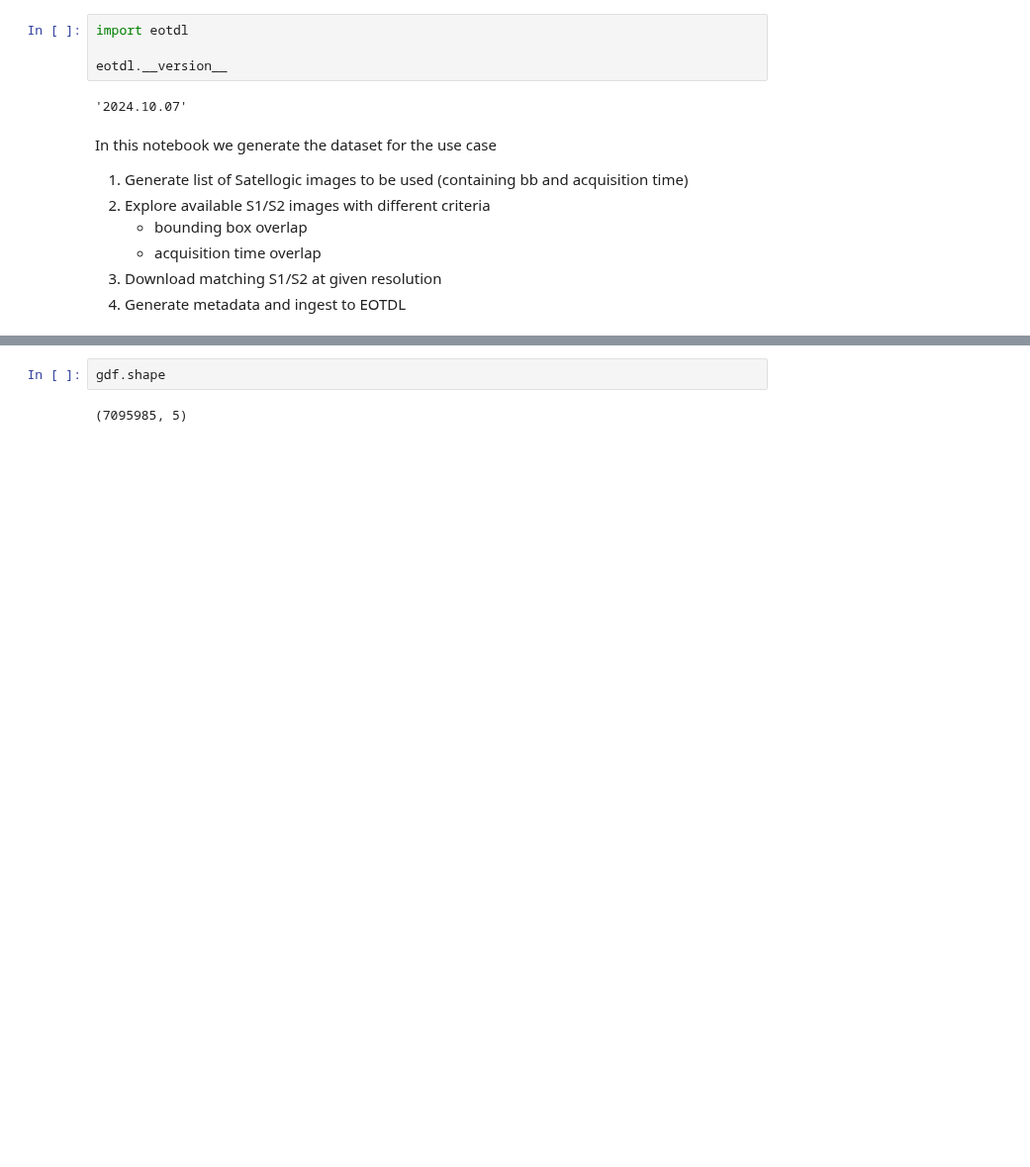
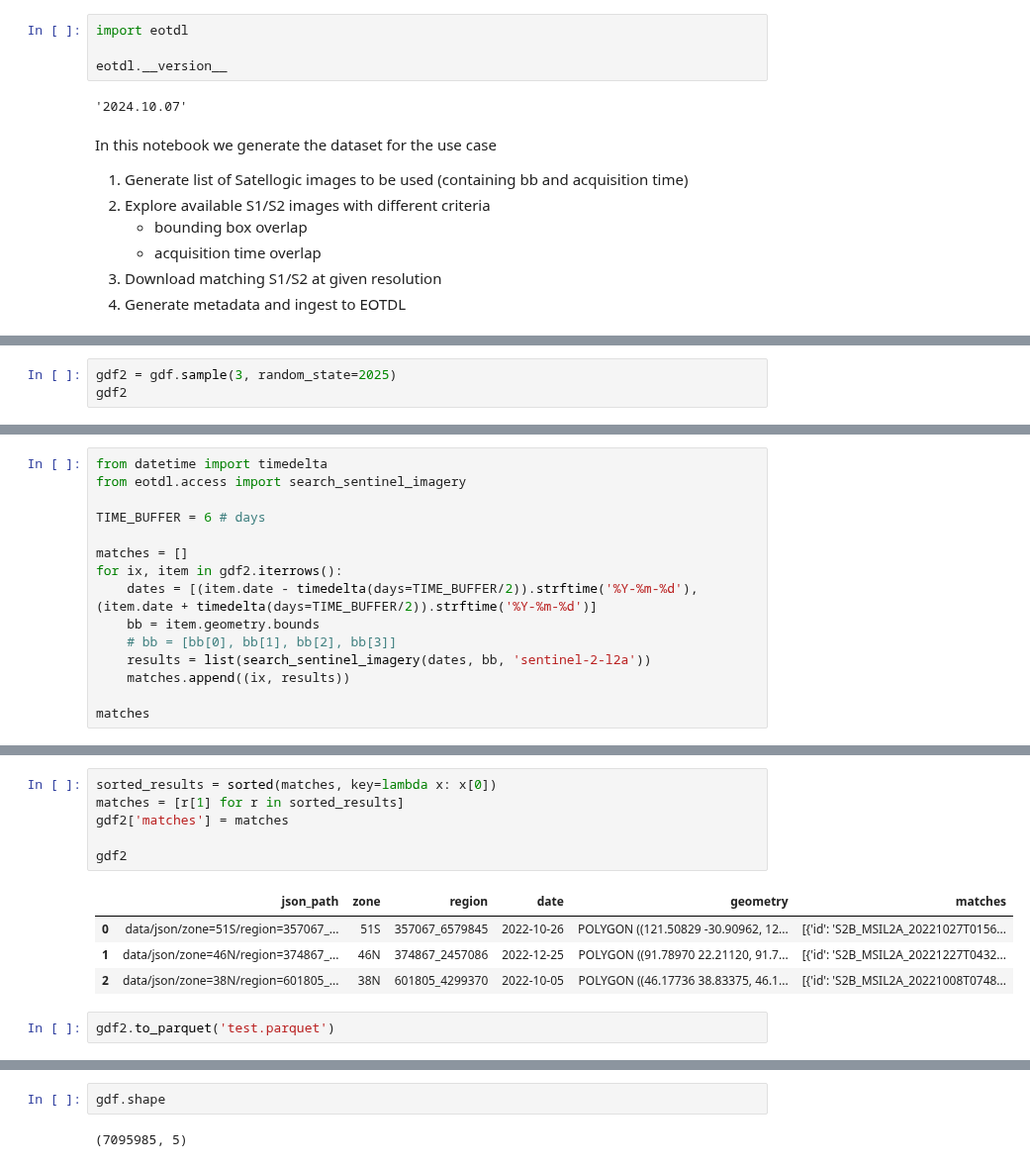
Before and after one commit to earthpulse/eotdl, a Jupyter notebook: tutorials/usecases/useCaseC/dataset.ipynb, the cells around one changed output, grey strips where cells are left out. Shown at 99% size. Drawn from its saved outputs; the diff is of its cells as text; blank space fills up the shorter version.

```diff
--- a/tutorials/usecases/useCaseC/dataset.ipynb
+++ b/tutorials/usecases/useCaseC/dataset.ipynb
@@ -34,0 +32,3 @@ gdf.head()
+# %%
+gdf2 = gdf.sample(3, random_state=2025)
+gdf2
@@ -34,0 +48,15 @@ gdf.head()
+# %%
+from datetime import timedelta
+from eotdl.access import search_sentinel_imagery
+
+TIME_BUFFER = 6 # days
+
+matches = []
+for ix, item in gdf2.iterrows():
+	dates = [(item.date - timedelta(days=TIME_BUFFER/2)).strftime('%Y-%m-%d'), (item.date + timedelta(days=TIME_BUFFER/2)).strftime('%Y-%m-%d')]
+	bb = item.geometry.bounds
+	# bb = [bb[0], bb[1], bb[2], bb[3]]
+	results = list(search_sentinel_imagery(dates, bb, 'sentinel-2-l2a'))
+	matches.append((ix, results))
+
+matches
@@ -34,0 +81,13 @@ gdf.head()
+# %%
+sorted_results = sorted(matches, key=lambda x: x[0])
+matches = [r[1] for r in sorted_results]
+gdf2['matches'] = matches
+
+gdf2
+# %% [output]
+|  | json_path | zone | region | date | geometry | matches |
+| 0 | data/json/zone=51S/region=357067_... | 51S | 357067_6579845 | 2022-10-26 | POLYGON ((121.50829 -30.90962, 12... | [{'id': 'S2B_MSIL2A_20221027T0156... |
+| 1 | data/json/zone=46N/region=374867_... | 46N | 374867_2457086 | 2022-12-25 | POLYGON ((91.78970 22.21120, 91.7... | [{'id': 'S2B_MSIL2A_20221227T0432... |
+| 2 | data/json/zone=38N/region=601805_... | 38N | 601805_4299370 | 2022-10-05 | POLYGON ((46.17736 38.83375, 46.1... | [{'id': 'S2B_MSIL2A_20221008T0748... |
+# %%
+gdf2.to_parquet('test.parquet')
```
Also changed, not shown: parts of 25 cells of this notebook, 2 other files.
